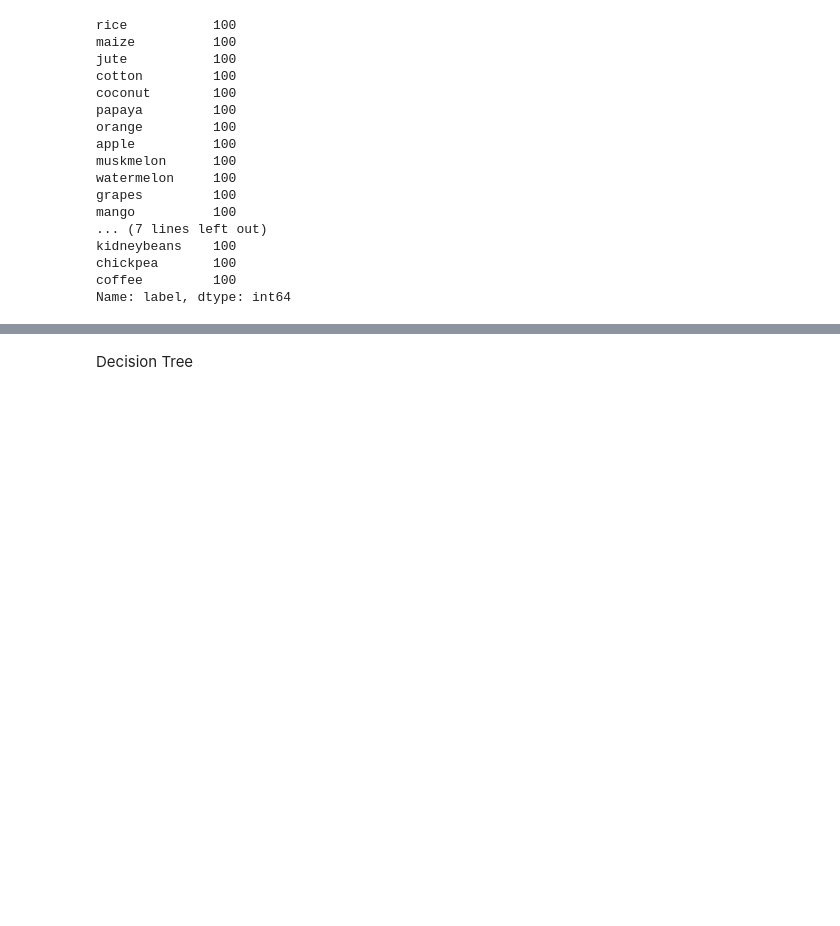
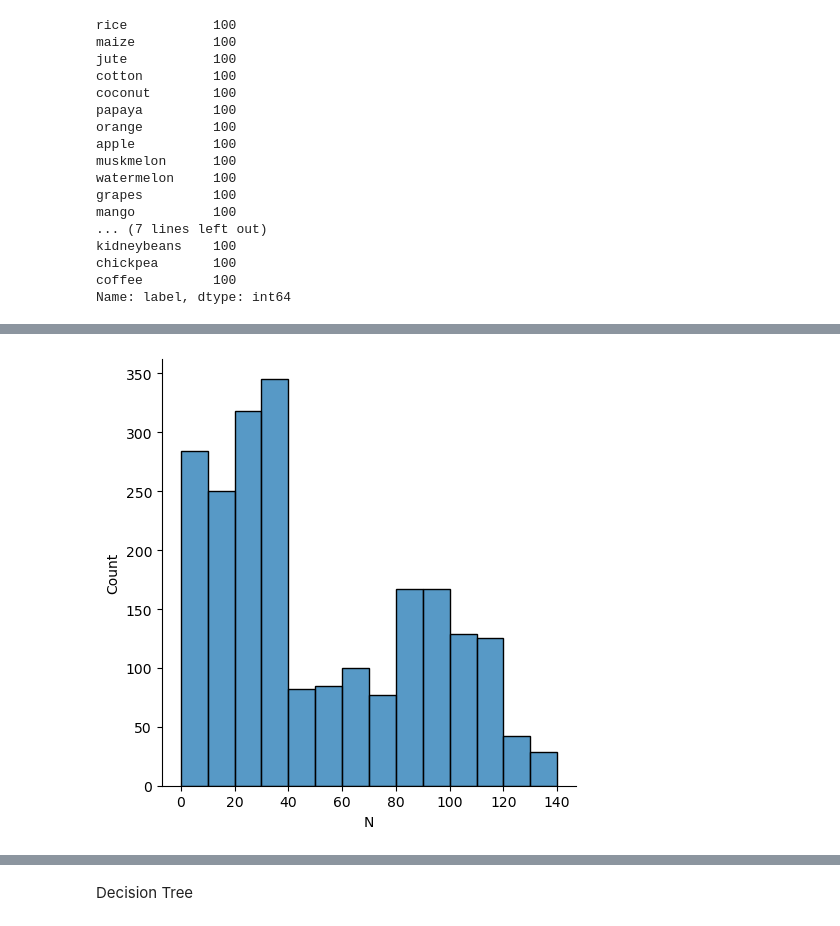
Before and after one commit to velam-varsha/GrowWise, a Jupyter notebook: py/Croprecom.ipynb, the cells around one changed output, grey strips where cells are left out. Cells and saved outputs as stored; diff of their text form; code cells hidden in the pictures; blank space fills up the shorter version.

```diff
--- a/py/Croprecom.ipynb
+++ b/py/Croprecom.ipynb
@@ -101,0 +103,6 @@ sns.heatmap(df.corr(),annot=True)
+# %%
+import matplotlib.pyplot as plt
+sns.displot(df['N'])
+plt.show()
+# %% [output]
+[figure, added]
```
Also changed, not shown: parts of 20 cells of this notebook.
